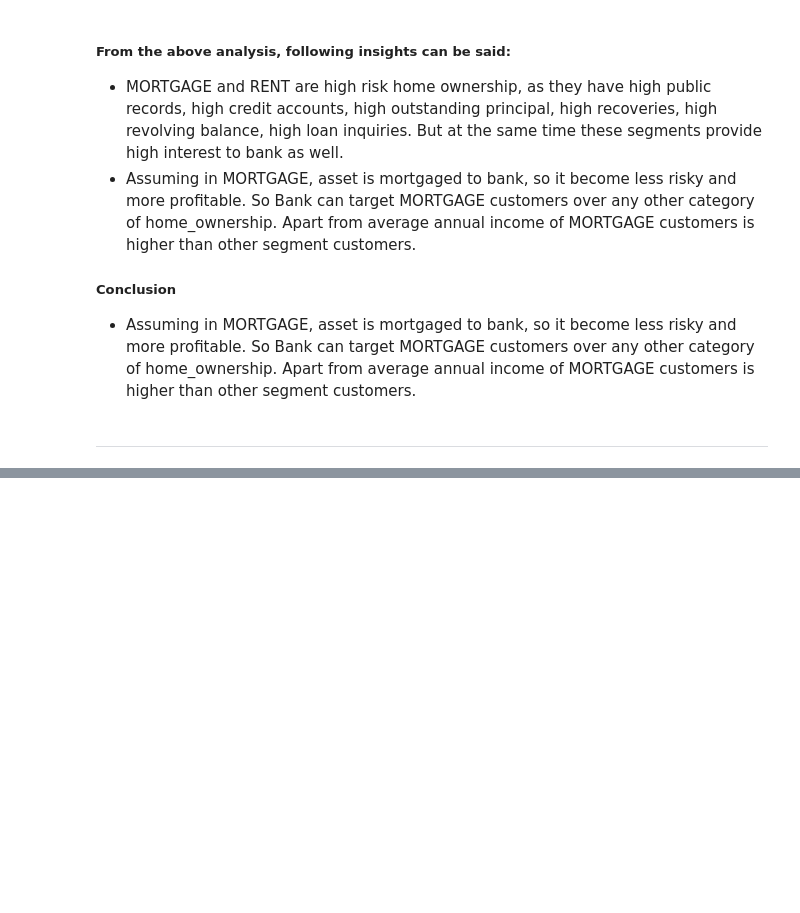
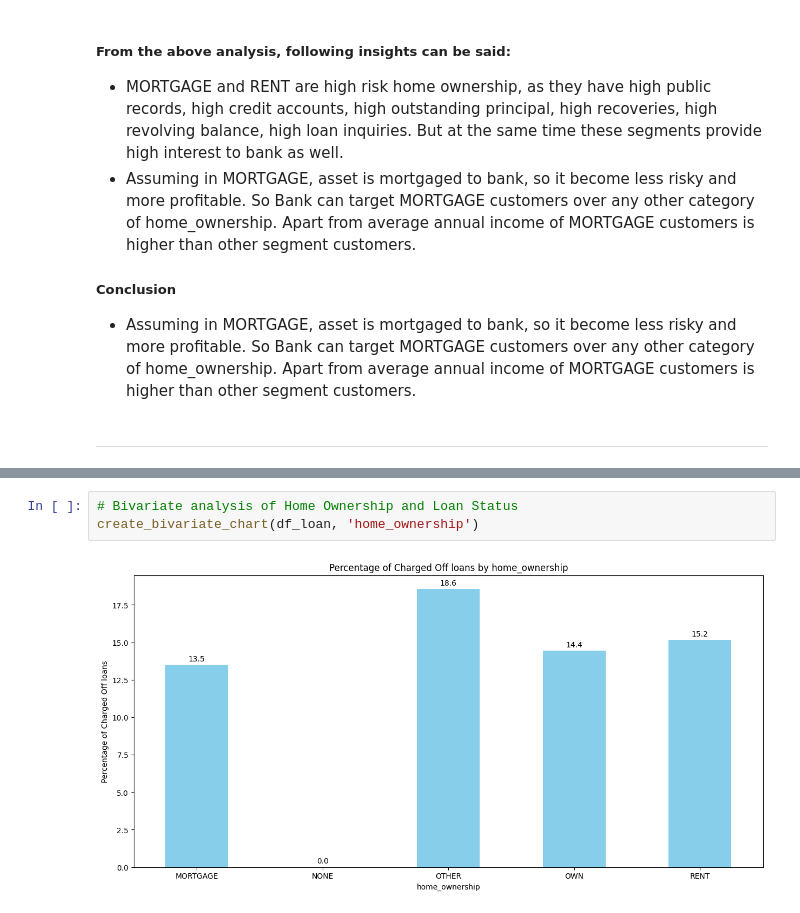
Before and after one commit to tejasvadhyani/LendingClubCaseStudy, a Jupyter notebook: Tejasva_Dhyani.ipynb, the cells around one changed output, grey strips where cells are left out. Saved outputs shown, nothing was run; the diff lists cells and outputs as text; blank space fills up the shorter version.

```diff
--- a/Tejasva_Dhyani.ipynb
+++ b/Tejasva_Dhyani.ipynb
@@ -1747,0 +1779,5 @@ df_loan.to_excel('processed_loan.xlsx', index=False)
+# %%
+# Bivariate analysis of Home Ownership and Loan Status
+create_bivariate_chart(df_loan, 'home_ownership')
+# %% [output]
+[figure, added]
```
Also changed, not shown: parts of 12 cells of this notebook, 1 other file.
